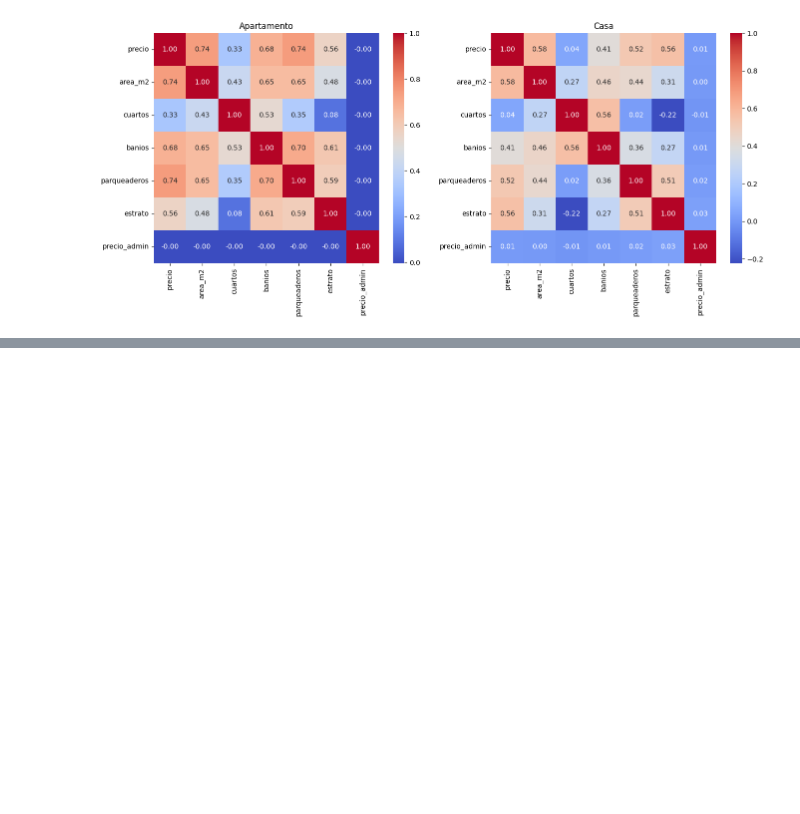
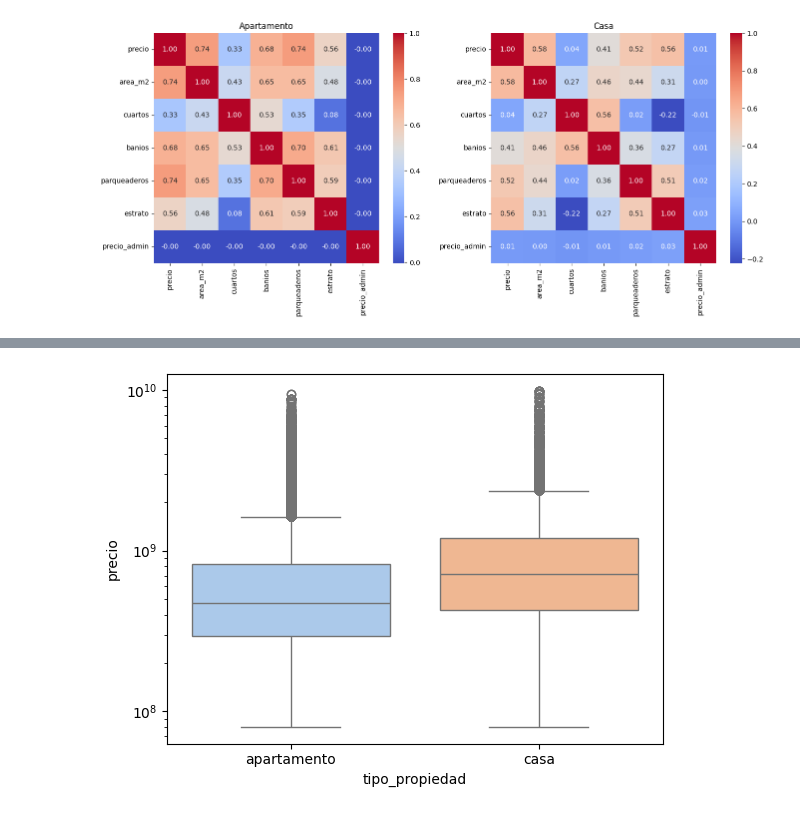
Before and after one commit to raulhiguerac/side, a Jupyter notebook: backend/analytics-service/notebooks/01_eda_bogota.ipynb, the cells around one changed output, grey strips where cells are left out. Saved outputs shown, nothing was run; the diff lists cells and outputs as text; code cells hidden in the pictures; blank space fills up the shorter version.

```diff
--- a/backend/analytics-service/notebooks/01_eda_bogota.ipynb
+++ b/backend/analytics-service/notebooks/01_eda_bogota.ipynb
@@ -50,7 +50,7 @@ The following columns carry no predictive signal for price estimation and are re
 # %%
 # The `id` column serves as the join key to merge imputed values back into the original dataset.
 
-df = df.drop(columns=['id','vendedor', 'tipo_vendedor','id_propiedad','creado','publicado','actualizado','url','tipo'])
+df = df.drop(columns=['vendedor', 'tipo_vendedor','id_propiedad','creado','publicado','actualizado','url','tipo'])
 # %% [markdown]
 ## 4. Property Type — Recategorization
 
@@ -461,0 +523,2 @@ Text(0.5, 1.0, 'Casa')
+# %%
+df = df[(df['precio'] >= 80000000) & (df['precio'] < 10000000000)]
@@ -461,0 +537,5 @@ Text(0.5, 1.0, 'Casa')
+# %%
+sns.boxplot(x="tipo_propiedad", y="precio", data=df, hue="tipo_propiedad", legend=False, palette="pastel")
+plt.yscale("log")
+# %% [output]
+[figure, added]
```
Also changed, not shown: parts of 14 cells of this notebook, 6 other files.
